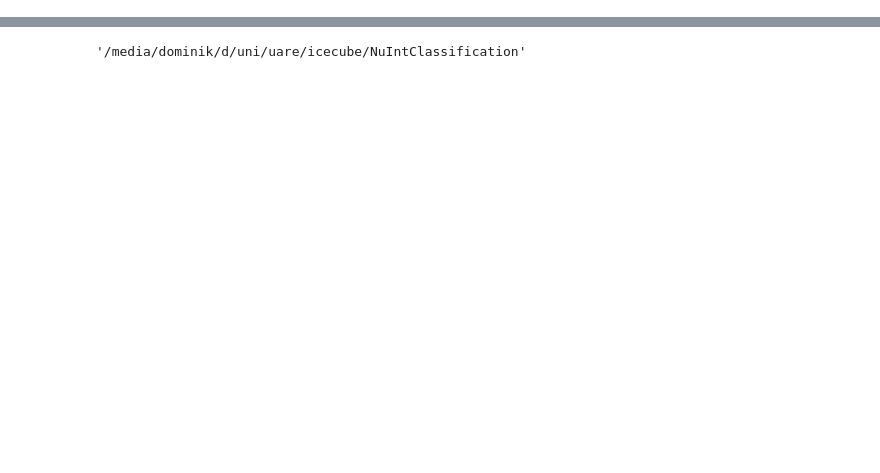
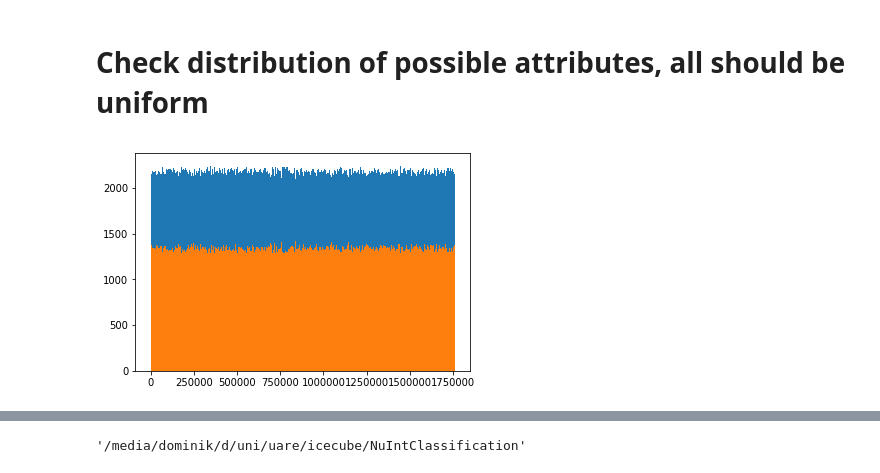
Before and after one commit to ruian1/NuIntClassification, a Jupyter notebook: data.ipynb, the cells around one changed output, grey strips where cells are left out. Drawn from its saved outputs; the diff is of its cells as text; code cells hidden in the pictures; blank space fills up the shorter version.

```diff
--- a/data.ipynb
+++ b/data.ipynb
@@ -8,3 +8,19 @@ import pandas as pd
 from dataset import *
 import util
 import json
+# %%
+f = h5py.File('../data/data_dragon6_shuffled/train.hd5')
+interaction_type = np.array(f['InteractionType'], dtype=np.int8)
+pdg_encoding = np.array(f['PDGEncoding'], dtype=np.int8)
+has_track = np.logical_and(np.abs(pdg_encoding) == 14, interaction_type == 1)
+targets = has_track.astype(np.int)
+# %% [markdown]
+# Check distribution of possible attributes, all should be uniform
+# %%
+idxs_track = np.where(targets == 1)[0]
+idxs_non_track = np.where(targets == 0)[0]
+idxs_track.shape, idxs_non_track.shape
+_ = plt.hist(idxs_track, bins=500)
+_ = plt.hist(idxs_non_track, bins=500)
+# %% [output]
+[figure, added]
```
Also changed, not shown: parts of 11 cells of this notebook, 18 other files.
